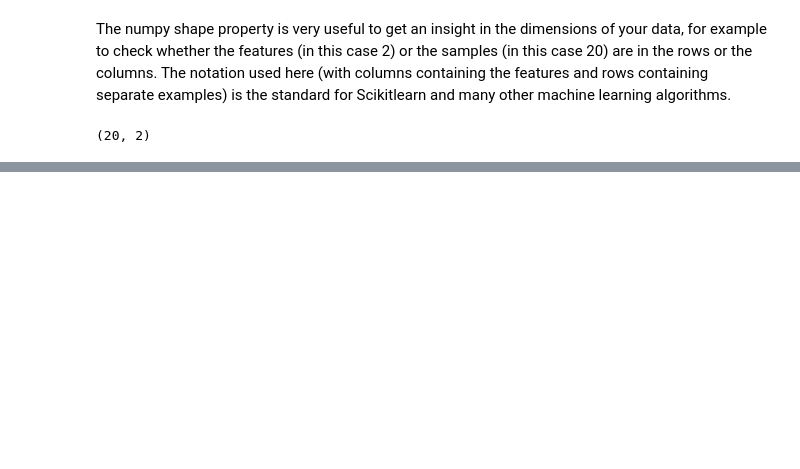
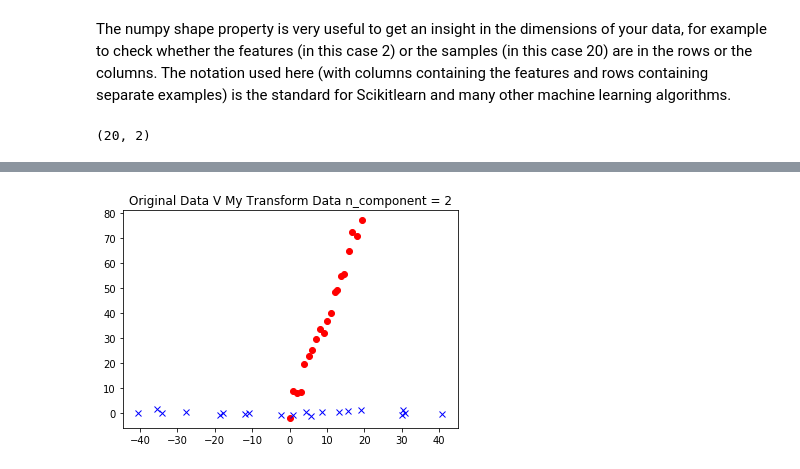
Before and after one commit to vipulpopat/MSCAI_CE4021_Week5, a Jupyter notebook: Etivity5.ipynb, the cells around one changed output, grey strips where cells are left out. Drawn from its saved outputs; the diff is of its cells as text; code cells hidden in the pictures; blank space fills up the shorter version.

```diff
--- a/Etivity5.ipynb
+++ b/Etivity5.ipynb
@@ -25,0 +213,13 @@ data.shape
+# %%
+plt.title('Original Data V My Transform Data n_component = 2')
+plt.plot(data[:,0], data[:,1], 'or')
+plt.plot(my_pca_calculation[:,0], my_pca_calculation[:,1],'xb')
+
+sklearn_pca1 = PCA(1)
+sklearn_pca1.fit(sklearn_array)
+sklearn_PCA_calculation1 = sklearn_pca1.transform(sklearn_array)
+
+
+plt.show()
+# %% [output]
+[figure, added]
```
Also changed, not shown: parts of 16 cells of this notebook.
